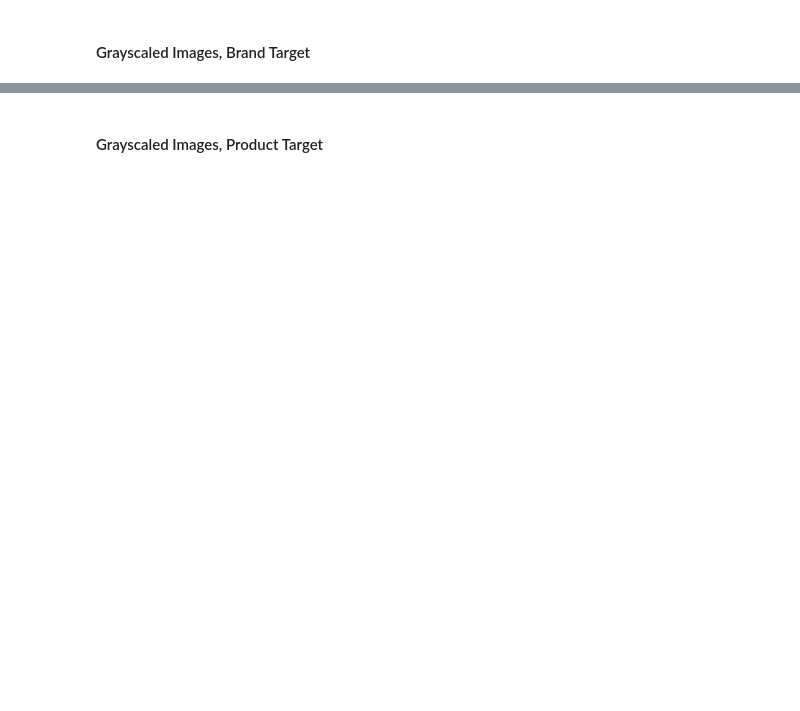
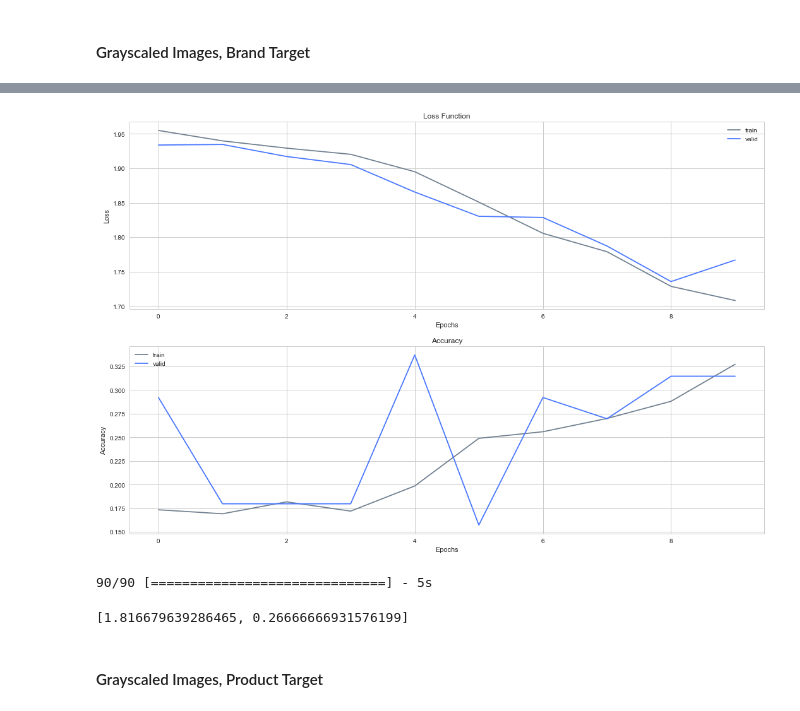
Before and after one commit to OlgaBelitskaya/deep_learning_projects, a Jupyter notebook: DL_PP4/DL_PP4.ipynb, the cells around one changed output, grey strips where cells are left out. Drawn from its saved outputs; the diff is of its cells as text; code cells hidden in the pictures; blank space fills up the shorter version.

```diff
--- a/DL_PP4/DL_PP4.ipynb
+++ b/DL_PP4/DL_PP4.ipynb
@@ -627,2 +647,43 @@ cp_score
 # %% [markdown]
 #### Grayscaled Images, Brand Target
+# %%
+hide_code
+def gray_cb_model():
+    model = Sequential()
+
+    # TODO: Define a model architecture
+    model.add(Conv2D(32, (5, 5), padding='same', input_shape=x_train4.shape[1:]))
+    model.add(Activation('relu'))
+    model.add(MaxPooling2D(pool_size=(2, 2)))
+    model.add(Dropout(0.25))
+
+    model.add(Conv2D(128, (5, 5)))
+    model.add(Activation('relu'))
+    model.add(MaxPooling2D(pool_size=(2, 2)))
+    model.add(Dropout(0.25))
+
+    model.add(GlobalMaxPooling2D())
+
+    model.add(Dense(1024, activation='relu'))
+    model.add(Dropout(0.25))
+
+    model.add(Dense(128, activation='relu'))
+    model.add(Dropout(0.25))
+
+    model.add(Dense(7))
+    model.add(Activation('softmax'))
+
+    # TODO: Compile the model
+    model.compile(loss='categorical_crossentropy', optimizer='rmsprop', metrics=['accuracy'])
+    return model
+
+gray_cb_model = gray_cb_model()
+# %%
+hide_code
+# Train the model
+gray_cb_checkpointer = ModelCheckpoint(filepath='weights.best.style.gray_cb_model.hdf5',
+                                       verbose=2, save_best_only=True)
+gray_cb_history = gray_cb_model.fit(x_train4, y_train4,
+                                    epochs=10, batch_size=16, verbose=2,
+                                    validation_data=(x_valid4, y_valid4),
+                                    callbacks=[gray_cb_checkpointer])
@@ -629,2 +708,18 @@ cp_score
+# %%
+hide_code
+# Plot the training history
+history_plot(gray_cb_history, 0)
+# %% [output]
+[figure, added]
+# %%
+hide_code
+# Load the model with the best validation accuracy
+gray_cb_model.load_weights('weights.best.style.gray_cb_model.hdf5')
+# Calculate classification accuracy on the testing set
+gray_cb_score = gray_cb_model.evaluate(x_test4, y_test4)
+gray_cb_score
+# %% [output]
+90/90 [==============================] - 5s
+[1.816679639286465, 0.26666666931576199]
 # %% [markdown]
 #### Grayscaled Images, Product Target
```
Also changed, not shown: parts of 32 cells of this notebook.
